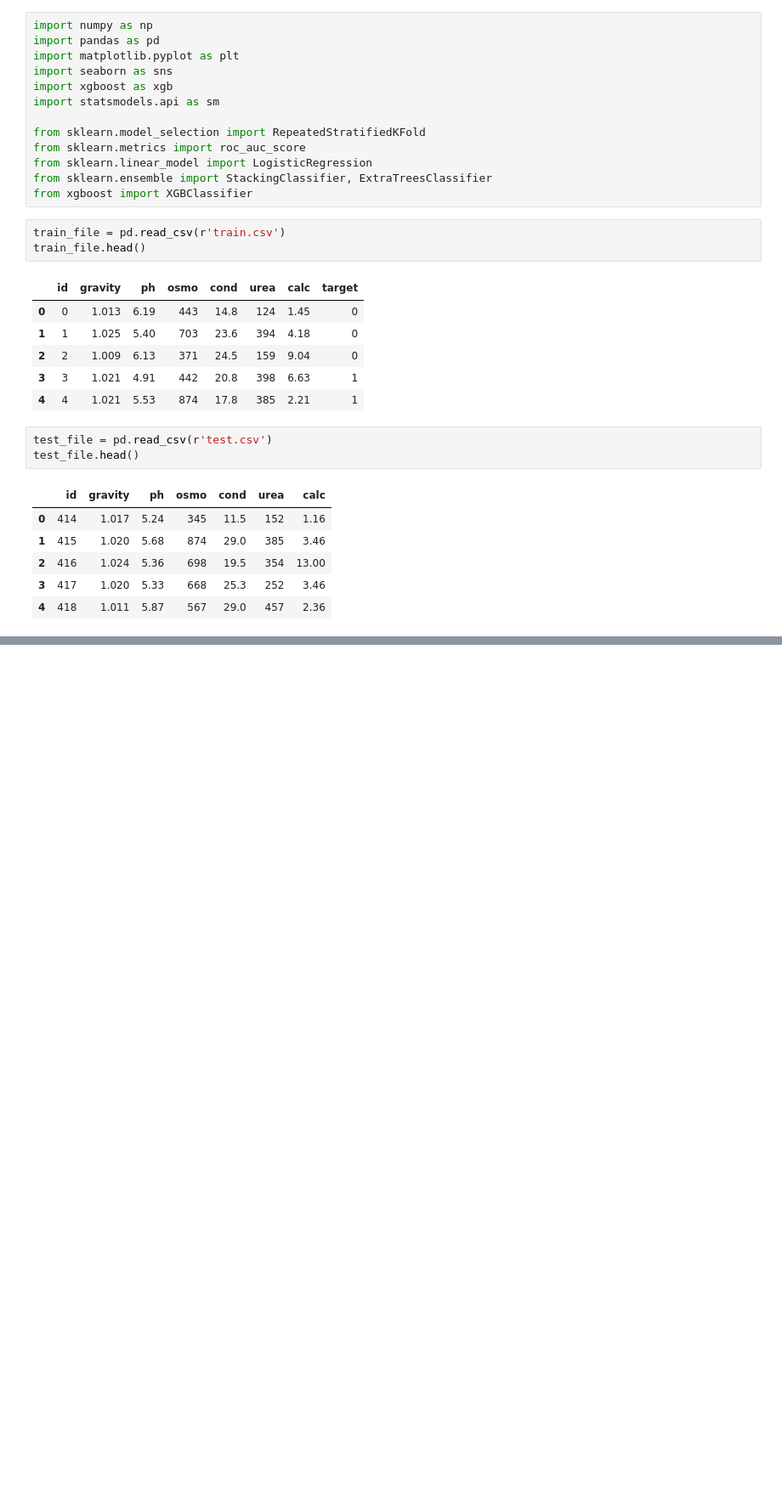
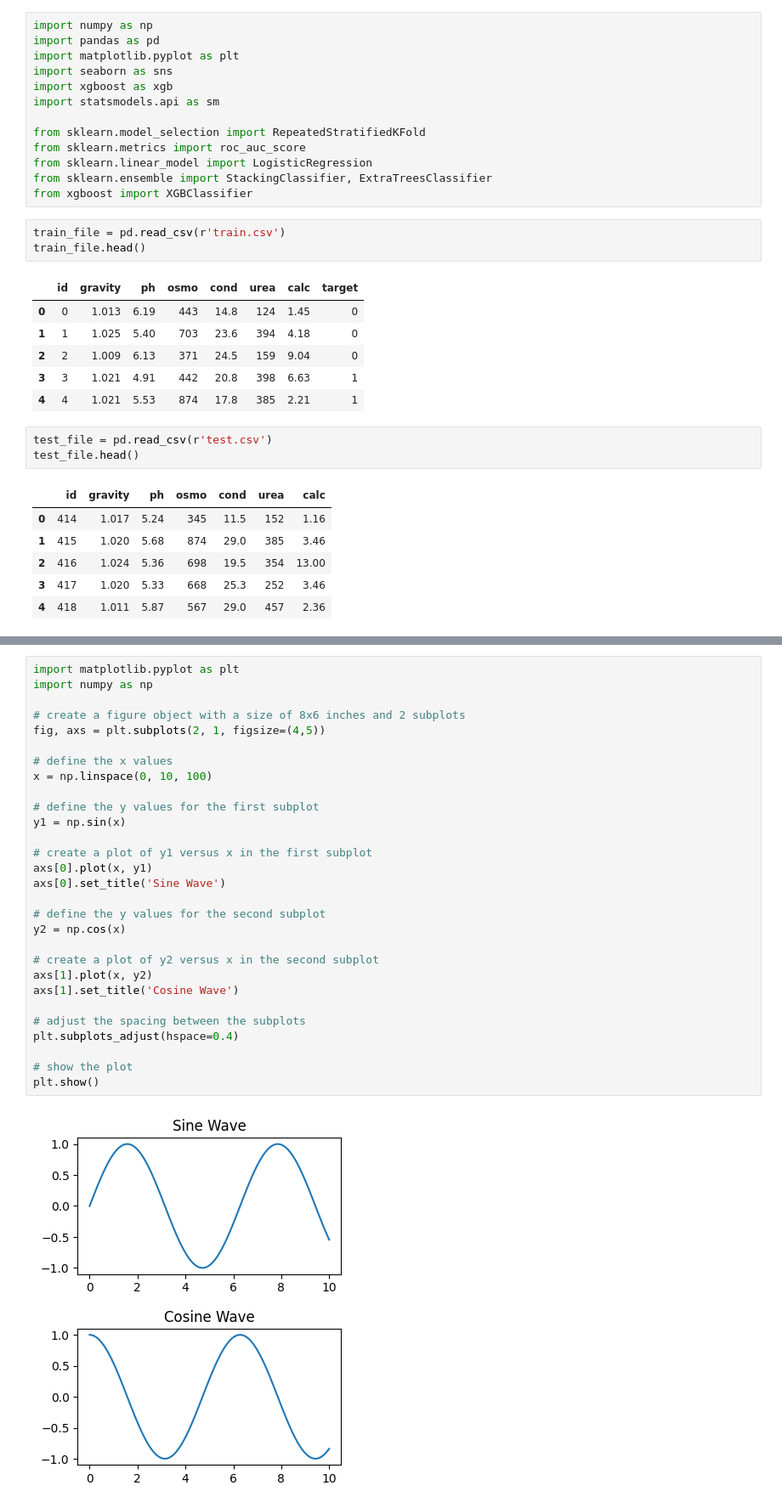
Before and after one commit to reese-quinto/DATA3402.Spring23, a Jupyter notebook: Kaggle/KC_sandbox01.ipynb, the cells around one changed output, grey strips where cells are left out. Shown at 85% size. Drawn from its saved outputs; the diff is of its cells as text; blank space fills up the shorter version.

```diff
--- a/Kaggle/KC_sandbox01.ipynb
+++ b/Kaggle/KC_sandbox01.ipynb
@@ -58,0 +135,31 @@ KeyError: 'id'
+# %%
+import matplotlib.pyplot as plt
+import numpy as np
+
+# create a figure object with a size of 8x6 inches and 2 subplots
+fig, axs = plt.subplots(2, 1, figsize=(4,5))
+
+# define the x values
+x = np.linspace(0, 10, 100)
+
+# define the y values for the first subplot
+y1 = np.sin(x)
+
+# create a plot of y1 versus x in the first subplot
+axs[0].plot(x, y1)
+axs[0].set_title('Sine Wave')
+
+# define the y values for the second subplot
+y2 = np.cos(x)
+
+# create a plot of y2 versus x in the second subplot
+axs[1].plot(x, y2)
+axs[1].set_title('Cosine Wave')
+
+# adjust the spacing between the subplots
+plt.subplots_adjust(hspace=0.4)
+
+# show the plot
+plt.show()
+# %% [output]
+[figure, added]
```
Also changed, not shown: parts of 8 cells of this notebook, 1 other file.
